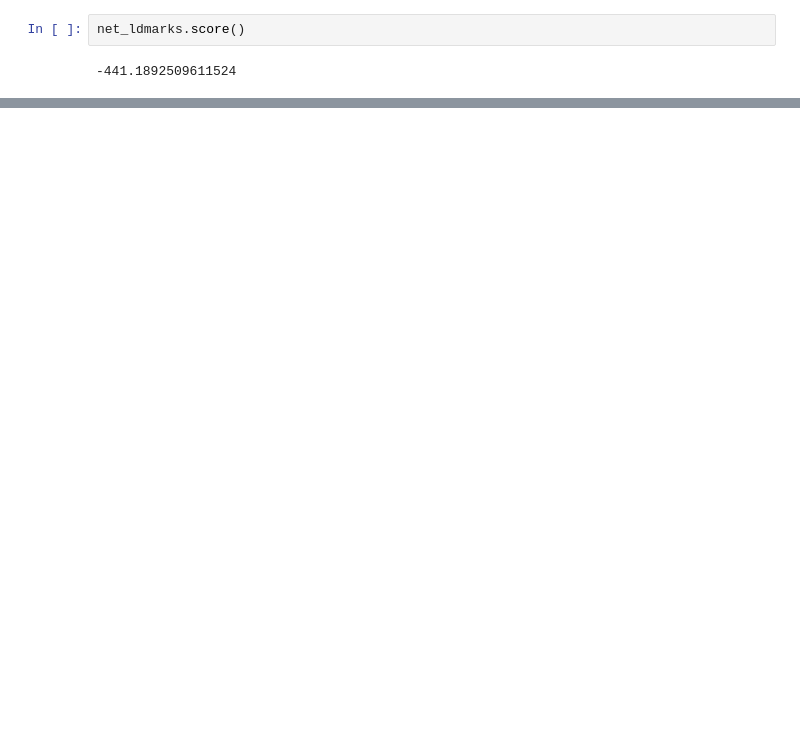
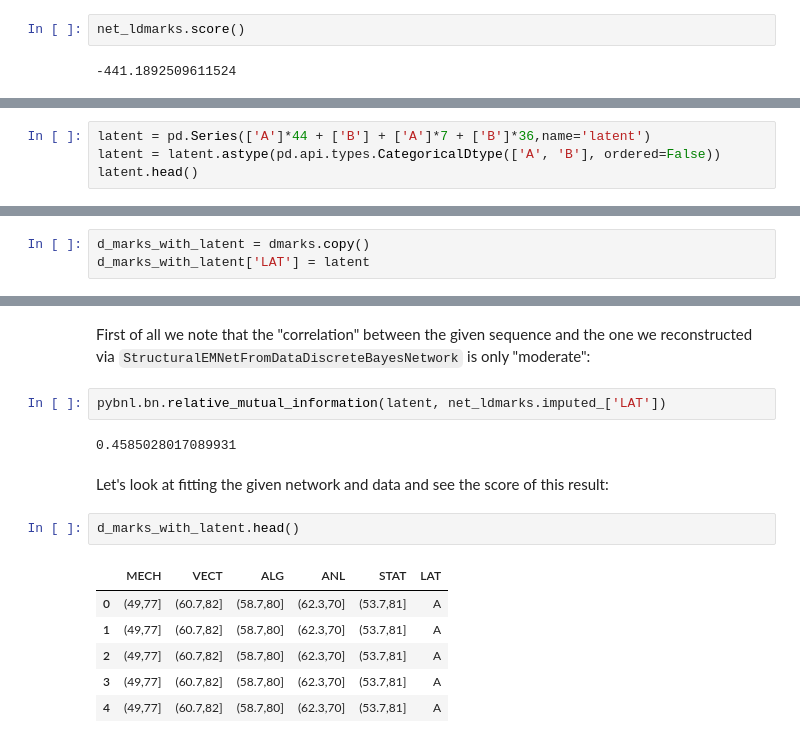
Before and after one commit to cs224/pybnl, a Jupyter notebook: examples/010-2018-06-15-marks.ipynb, the cells around one changed output, grey strips where cells are left out. Drawn from its saved outputs; the diff is of its cells as text; blank space fills up the shorter version.

Commit message:
010-2018-06-15-marks.ipynb: added a comparison to a result from literature
plus added relative_mutual_information between two categorical sequences

```diff
--- a/examples/010-2018-06-15-marks.ipynb
+++ b/examples/010-2018-06-15-marks.ipynb
@@ -436,0 +450,4 @@ net_ldmarks.score()
+# %%
+latent = pd.Series(['A']*44 + ['B'] + ['A']*7 + ['B']*36,name='latent')
+latent = latent.astype(pd.api.types.CategoricalDtype(['A', 'B'], ordered=False))
+latent.head()
@@ -436,0 +462,3 @@ net_ldmarks.score()
+# %%
+d_marks_with_latent = dmarks.copy()
+d_marks_with_latent['LAT'] = latent
@@ -436,0 +479,17 @@ net_ldmarks.score()
+# %% [markdown]
+First of all we note that the "correlation" between the given sequence and the one we reconstructed via `StructuralEMNetFromDataDiscreteBayesNetwork` is only "moderate":
+# %%
+pybnl.bn.relative_mutual_information(latent, net_ldmarks.imputed_['LAT'])
+# %% [output]
+0.4585028017089931
+# %% [markdown]
+Let's look at fitting the given network and data and see the score of this result:
+# %%
+d_marks_with_latent.head()
+# %% [output]
+|  | MECH | VECT | ALG | ANL | STAT | LAT |
+| 0 | (49,77] | (60.7,82] | (58.7,80] | (62.3,70] | (53.7,81] | A |
+| 1 | (49,77] | (60.7,82] | (58.7,80] | (62.3,70] | (53.7,81] | A |
+| 2 | (49,77] | (60.7,82] | (58.7,80] | (62.3,70] | (53.7,81] | A |
+| 3 | (49,77] | (60.7,82] | (58.7,80] | (62.3,70] | (53.7,81] | A |
+| 4 | (49,77] | (60.7,82] | (58.7,80] | (62.3,70] | (53.7,81] | A |
```
Also changed, not shown: parts of 7 cells of this notebook, 2 other files.
